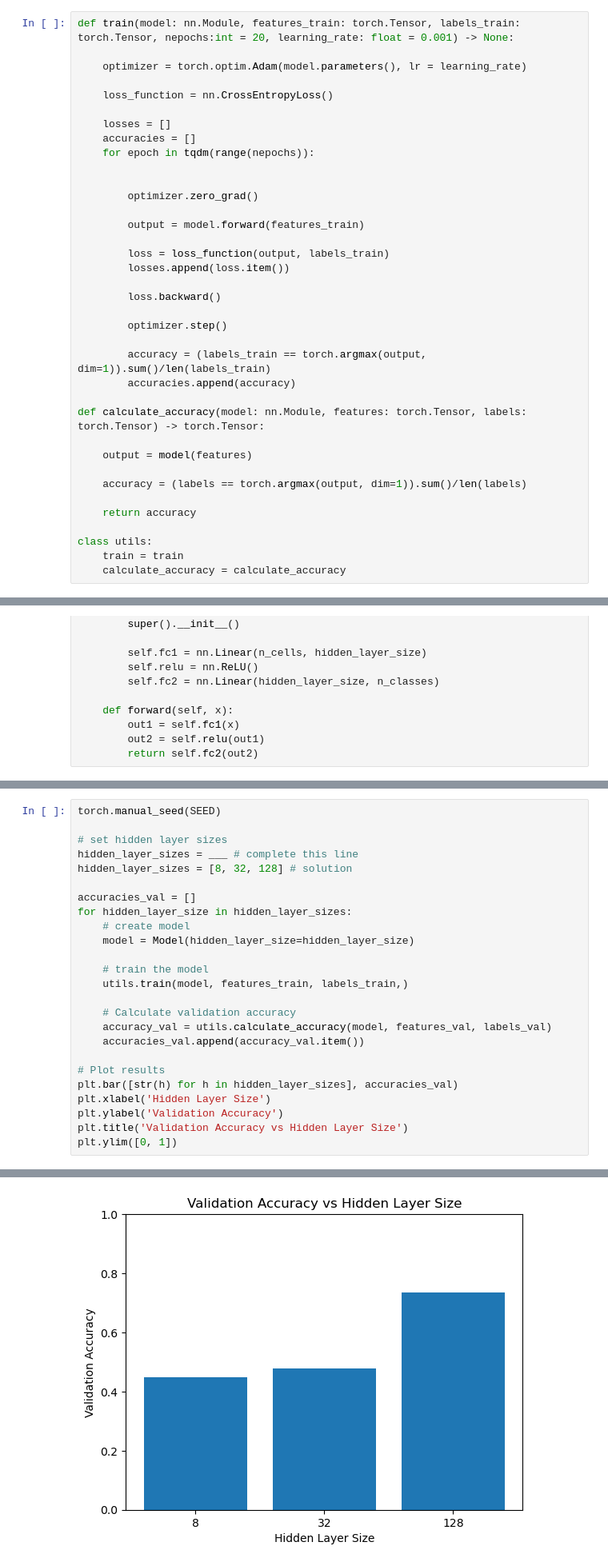
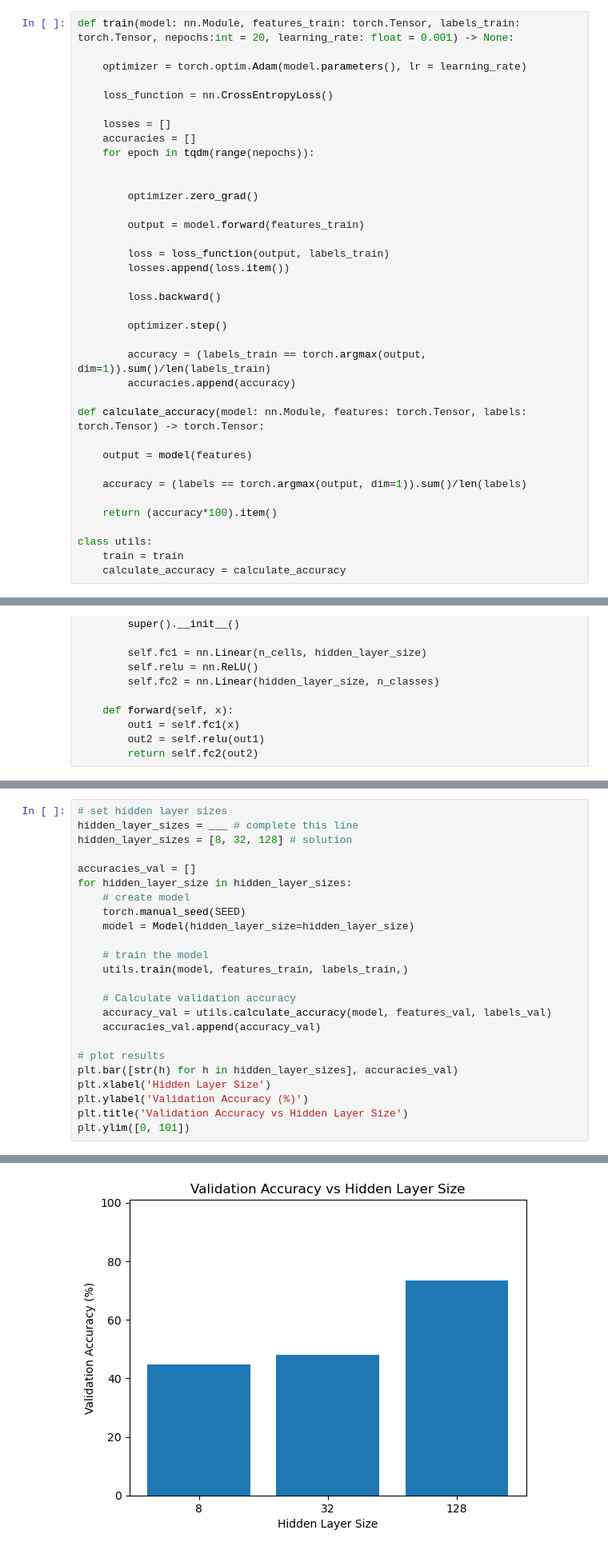
Before and after one commit to atleer/intro-to-deep-learning-dev, a Jupyter notebook: Day02/08_train_test_splitting_and_hyperparameter_tuning.ipynb/08_train_test_splitting_and_hyperparameter_tuning.ipynb, the cells around one changed output, grey strips where cells are left out. Shown at 80% size. Drawn from its saved outputs; the diff is of its cells as text.

```diff
--- a/Day02/08_train_test_splitting_and_hyperparameter_tuning.ipynb/08_train_test_splitting_and_hyperparameter_tuning.ipynb
+++ b/Day02/08_train_test_splitting_and_hyperparameter_tuning.ipynb/08_train_test_splitting_and_hyperparameter_tuning.ipynb
@@ -56,7 +56,7 @@ def calculate_accuracy(model: nn.Module, features: torch.Tensor, labels: torch.T
 
     accuracy = (labels == torch.argmax(output, dim=1)).sum()/len(labels)
 
-    return accuracy
+    return (accuracy*100).item()
 
 class utils:
     train = train
@@ -282,6 +297,4 @@ class Model(nn.Module):
 # %%
-torch.manual_seed(SEED)
-
 # set hidden layer sizes
 hidden_layer_sizes = ___ # complete this line
 hidden_layer_sizes = [8, 32, 128] # solution
@@ -289,6 +302,7 @@ hidden_layer_sizes = [8, 32, 128] # solution
 accuracies_val = []
 for hidden_layer_size in hidden_layer_sizes:
     # create model
+    torch.manual_seed(SEED)
     model = Model(hidden_layer_size=hidden_layer_size)
 
     # train the model
@@ -296,12 +310,12 @@ for hidden_layer_size in hidden_layer_sizes:
 
     # Calculate validation accuracy
     accuracy_val = utils.calculate_accuracy(model, features_val, labels_val)
-    accuracies_val.append(accuracy_val.item())
+    accuracies_val.append(accuracy_val)
 
-# Plot results
+# plot results
 plt.bar([str(h) for h in hidden_layer_sizes], accuracies_val)
 plt.xlabel('Hidden Layer Size')
-plt.ylabel('Validation Accuracy')
+plt.ylabel('Validation Accuracy (%)')
 plt.title('Validation Accuracy vs Hidden Layer Size')
-plt.ylim([0, 1])
+plt.ylim([0, 101])
 # %% [output]
@@ -309,4 +323,4 @@ plt.ylim([0, 1])
-[figure, old version]
+[figure, new version]
 # %% [markdown]
 The model below is created with `128` neurons in the hidden layer, which produced the best result above.
 
```
Also changed, not shown: parts of 22 cells of this notebook.
